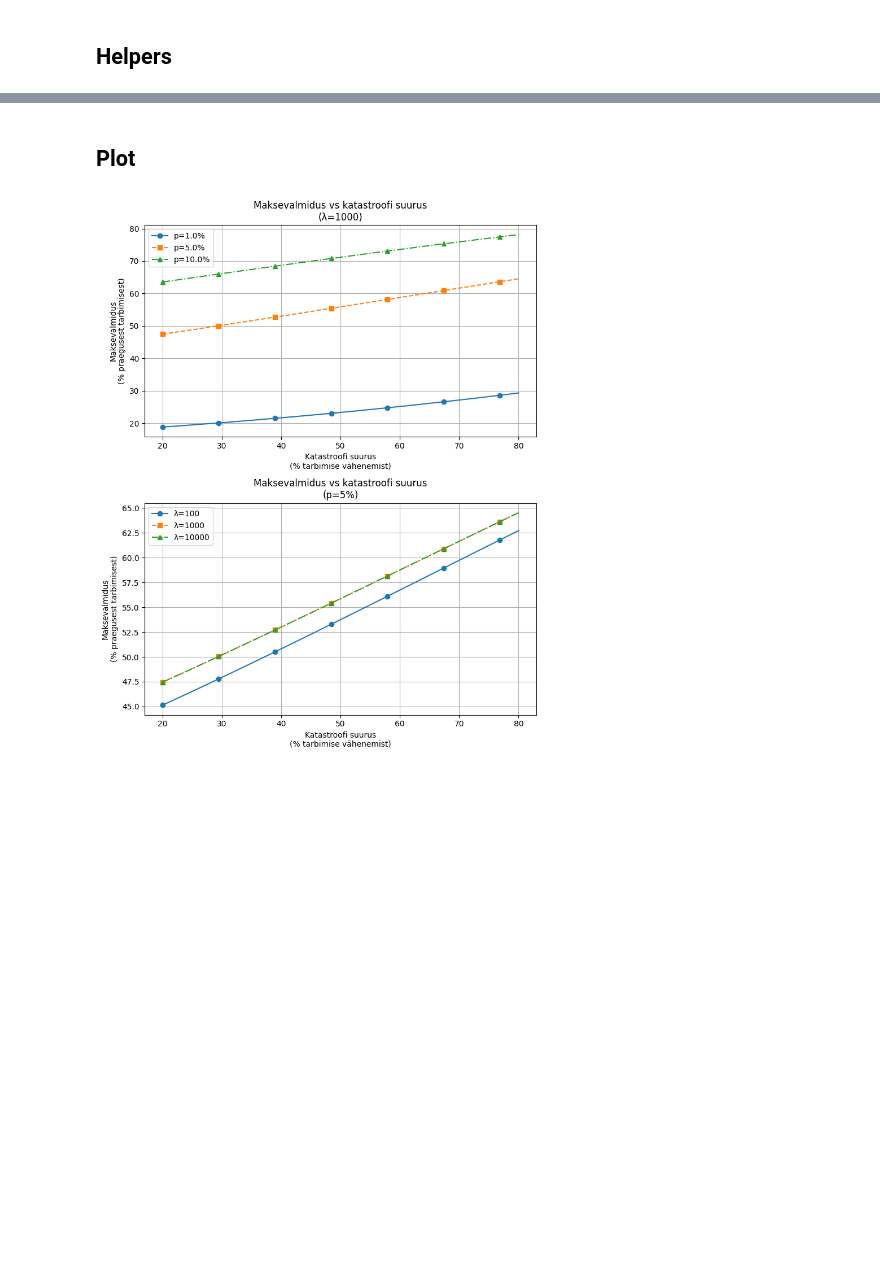
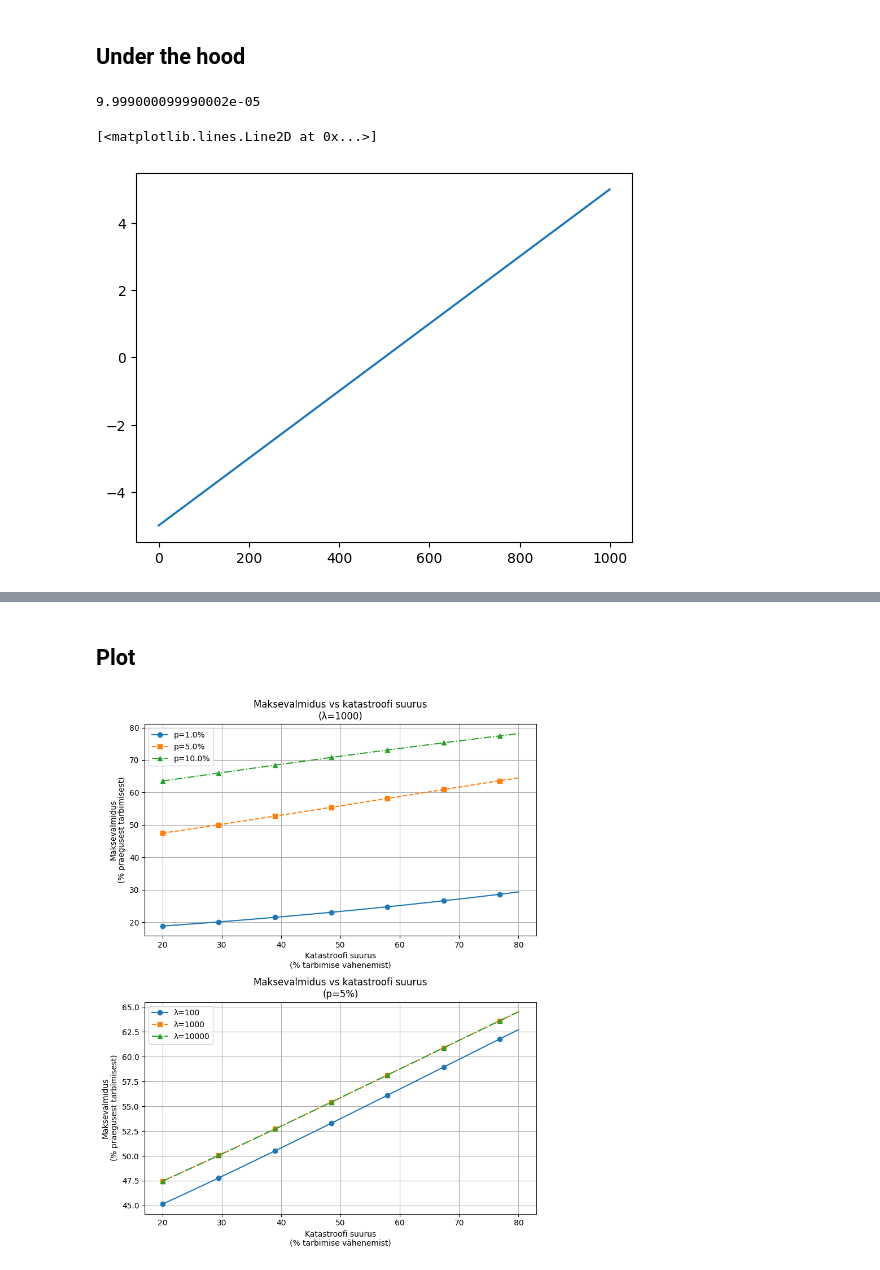
Before and after one commit to RRisto/RRisto.github.io, a Jupyter notebook: weitzmann_nordhaus/willingness_to_pay.ipynb, the cells around one changed output, grey strips where cells are left out. Saved outputs shown, nothing was run; the diff lists cells and outputs as text; code cells hidden in the pictures; blank space fills up the shorter version.

```diff
--- a/weitzmann_nordhaus/willingness_to_pay.ipynb
+++ b/weitzmann_nordhaus/willingness_to_pay.ipynb
@@ -3,4 +3,24 @@ import numpy as np
 from scipy.stats import t
 import matplotlib.pyplot as plt
 # %% [markdown]
-## Helpers
+## Under the hood
+# %%
+probs = [0.01, 0.05, 0.1]
+sizes = np.linspace(0.2, 0.8, 20)
+
+
+gamma = 2
+Y = np.linspace(-5, 5, 1000)
+prob_catastrophe=0.1
+catastrophe_size=0.2
+lambda_vsl=10000
+scale=0.5
+D = (1 + (gamma-1)*lambda_vsl)**(-1/(gamma-1))
+D
+# %% [output]
+9.999000099990002e-05
+# %%
+plt.plot(Y)
+# %% [output]
+[<matplotlib.lines.Line2D at 0x...>]
+[figure, added]
```
Also changed, not shown: parts of 9 cells of this notebook.
